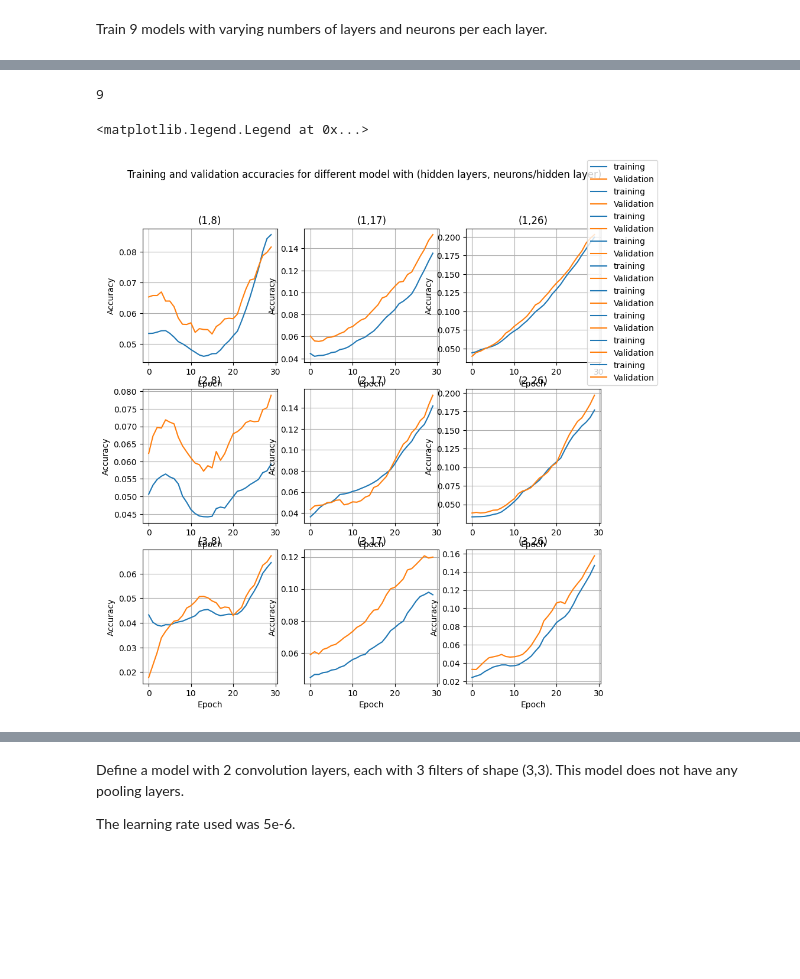
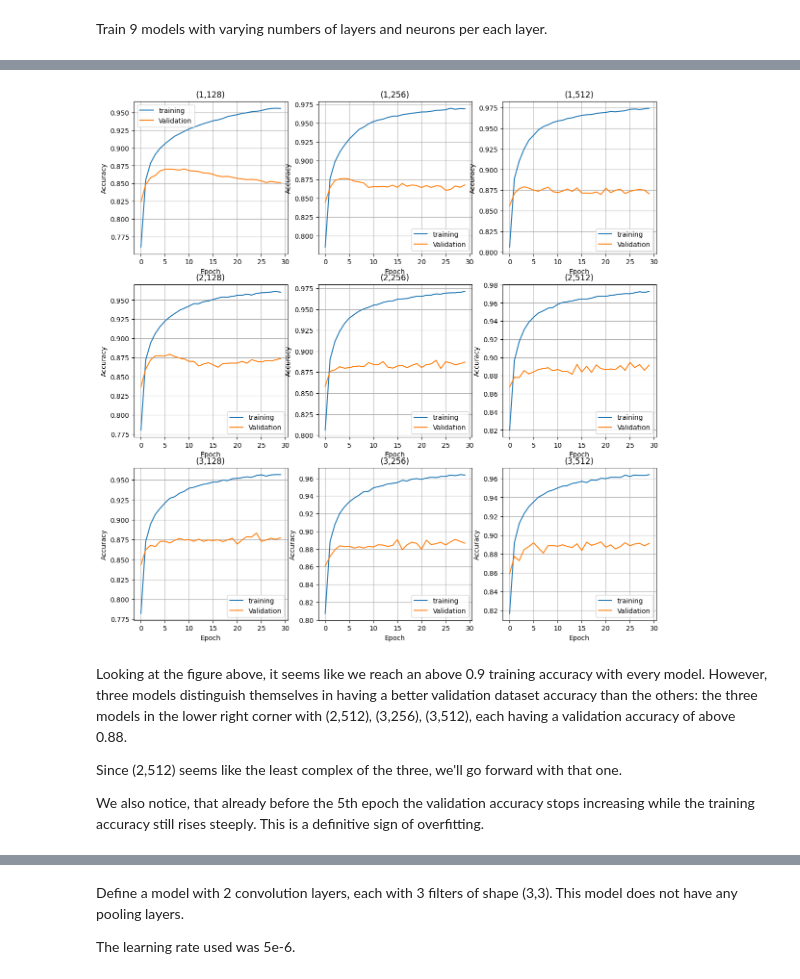
Before and after one commit to elmerheino/cnn-project, a Jupyter notebook: ML_Project_CNN_final.ipynb, the cells around one changed output, grey strips where cells are left out. Cells and saved outputs as stored; diff of their text form; code cells hidden in the pictures; blank space fills up the shorter version.

```diff
--- a/ML_Project_CNN_final.ipynb
+++ b/ML_Project_CNN_final.ipynb
@@ -82,7 +84,7 @@ def plot_learning_curve(history, metric, loss, title="Learning and loss curves f
 # %% [markdown]
 Train 9 models with varying numbers of layers and neurons per each layer.
 # %%
-lrning_rate = 0.01 # the learning rate used globally in the notebook
+lrning_rate = 1e-3 # the learning rate used globally in the notebook
 # %%
 # Create 3*3 = 9 models with different layer and neuron counts
 all_models = None
@@ -138,6 +115,6 @@ Summary for model with 3 layers and 26 neurons/layer
 # %%
 # Train the newly created models with 10 epochs each
-n_epochs = 30
+n_epochs = 10
 training_histories = None
 training_histories = list()
 
@@ -147,16 +124,8 @@ for model_ij, model_info in all_models:
 
   print(f"Training model with {layer_count} hidden layers and {neuron_count} neurons/layer")
 
-  ckpt_path_modelij = f"/content/drive/MyDrive/Colab Notebooks/candidate_models/cp_{layer_count}_layers_{neuron_count}_neurons-"+"{epoch:04d}.ckpt"
-
-  cp_callback = tf.keras.callbacks.ModelCheckpoint(filepath=ckpt_path_modelij,
-                                                   save_weights_only=True,
-                                                   verbose=1
-                                                   )
-
   history_ij = model_ij.fit(
     train,
     validation_data=test,
-    epochs=n_epochs,
-    callbacks=[cp_callback])
+    epochs=n_epochs)
   training_histories.append((history_ij,model_info))
@@ -163,33 +150,46 @@ for model_ij, model_info in all_models:
+# %%
+# Save all the candidate models into a folder, just in case, and in two formats
+from pathlib import Path
+for model_ij, model_info in all_models:
+    layer_count, neuron_count = model_info
+    model_ij.export(f"candidate_models/standalone/model-{layer_count}-layers-{neuron_count}-neurons")
+
+    model_save_path = Path(f"candidate_models/keras_files/model-{layer_count}-layers-{neuron_count}-neurons.keras")
+    model_save_path.parent.mkdir(parents=True, exist_ok=True)
+    model_ij.save(model_save_path, overwrite=True)
 # %%
-# Plot the accuracies
-print(len(training_histories))
+# Plot the training and validation accuracies
 fig, axes = plt.subplots(3,3)
 for hist, model_info in training_histories:
     layers_count = model_info[0]
     neurons = model_info[1]
     columns = dict({
-        8 : 0,
-        17 : 1,
-        26 : 2,
-        35 : 3
+        128  : 0,
+        128*2 : 1,
+        128*2*2 : 2
     })
+
     subplot = axes[layers_count-1][columns[neurons]]
+
     subplot.plot(hist.history['categorical_accuracy'], label="training")
     subplot.plot(hist.history['val_categorical_accuracy'], label="Validation")
 
     subplot.set_title(f"({layers_count},{neurons})")
     subplot.grid()
 
     subplot.set_xlabel("Epoch")
     subplot.set_ylabel("Accuracy")
 
+    subplot.legend()
 
-fig.suptitle("Training and validation accuracies for different model with (hidden layers, neurons/hidden layer)")
-fig.set_size_inches(10, 10)
-fig.legend()
-# The graph with 3 layers and 26 neurons looks very promising, the curve is rather stable and keeps increasig to the very end
+fig.set_size_inches(14, 14)
+fig.savefig("candidate_model_accuracies.pdf")
 # %% [output]
-9
-<matplotlib.legend.Legend at 0x...>
-[figure, old version]
+[figure, new version]
+# %% [markdown]
+Looking at the figure above, it seems like we reach an above 0.9 training accuracy with every model. However, three models distinguish themselves in having a better validation dataset accuracy than the others: the three models in the lower right corner with (2,512), (3,256), (3,512), each having a validation accuracy of above 0.88.
+
+Since (2,512) seems like the least complex of the three, we'll go forward with that one.
+
+We also notice, that already before the 5th epoch the validation accuracy stops increasing while the training accuracy still rises steeply. This is a definitive sign of overfitting.
 # %%
```
Also changed, not shown: parts of 23 cells of this notebook, 4 other files.
